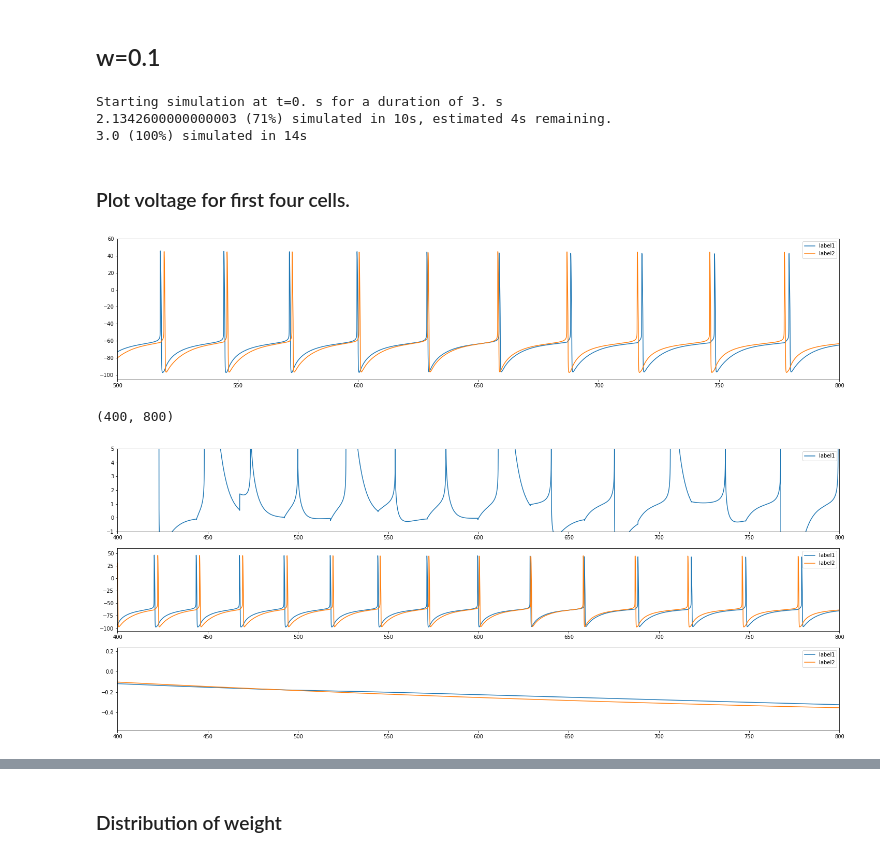
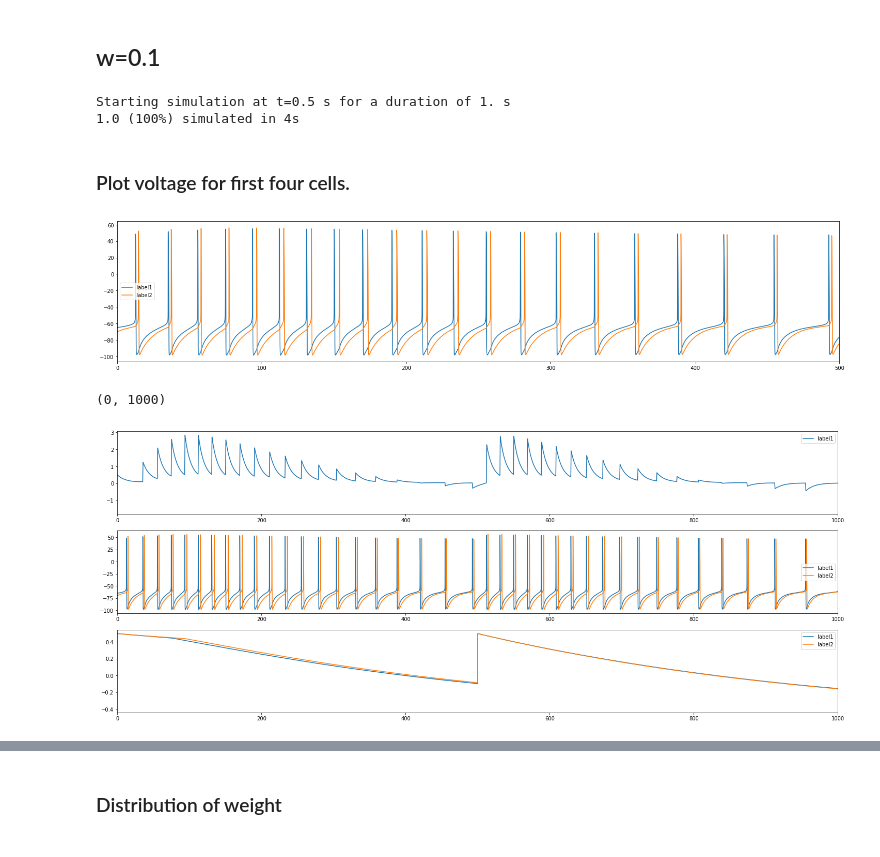
Before and after one commit to JingjinW/Neural-heterogeneity-study-based-on-STDP, a Jupyter notebook: Detector_test_6-Copy1.ipynb, the cells around one changed output, grey strips where cells are left out. Drawn from its saved outputs; the diff is of its cells as text; code cells hidden in the pictures.

```diff
--- a/Detector_test_6-Copy1.ipynb
+++ b/Detector_test_6-Copy1.ipynb
@@ -29,7 +29,7 @@ V_E = 0*mV
 
 
 # some calcium-related vars, table 2
-pHC = 4*umolar
+pHC = 4.0*umolar
 aHC = 0.6*umolar
 pHN = 4.
 aHN = 3.
@@ -74,7 +74,7 @@ gKe = 80*msiemens/cm**2
 # AMPA E-E
 syn_mod = 1.
 
-gampae = 0.06*syn_mod*msiemens/cm**2
+gampae = 0.05*syn_mod*msiemens/cm**2
 
 # gampae = 0.00*syn_mod/(Ne-1)*msiemens/cm**2
 
@@ -119,7 +119,7 @@ betan = 0.5*exp(-(v+57*mV)/(40*mV))/ms : Hz
 
 #chi : mmolar
 #dchi/dt = phi*I_NMDA_rec/(amp*meter**-2)*mmolar/ms - beta*(chi-chi0) -(beta/nbuff)*chi**2/mmolar : mmolar
-dchi/dt = phi*I_NMDA_rec - beta*(chi-chi0) -(beta/nbuff)*chi**2 : mmolar
+dchi/dt = phi*I_cal_nmda - beta*(chi-chi0) -(beta/nbuff)*chi**2 : mmolar
 dP/dt = ((10*(chi/pHC)**pHN / (1+(chi/pHC)**pHN))-Cp*A*P)/taup : 1
 dA/dt = (((chi/aHC)**aHN/(1+(chi/aHC)**aHN))-A)/taua : 1
 dV/dt = ( alphav/(1+exp((chi-thetav)/sigmav)) -V)/tauv : 1
@@ -141,9 +141,9 @@ Ecells.V = 0.01
 Ecells.B = 2.5
 Ecells.D = 0.01
 
-Ecells.I = linspace(1.,1.,(Ne))*uamp*cm**-2
-Ecells.v = linspace(-50,-55,(Ne))*mV
-Ecells.chi = 0.05*umolar
+Ecells.I = linspace(0.5,0.5,(Ne))*uamp*cm**-2
+Ecells.v = linspace(-65,-70,(Ne))*mV
+Ecells.chi = 0.5*umolar
 
 # ---------------- Synapses ---------------- #
 
@@ -160,6 +160,7 @@ tauw = 500*ms
 eqs_nmda  = '''
 #w : 1 # synaptic weight
 s_NMDA_tot_post = w * s_NMDA : 1 (summed)
+#s_NMDA_tot_post =  s_NMDA : 1 (summed)
 ds_NMDA / dt = (1+tanh(v_pre/mV/10))/2 * (1-s_NMDA)/tausnmdar - s_NMDA/tausnmdad : 1 (clock-driven)
 dw/dt = ( alphaw/(1+exp((P-p)/kp)) - betaw/(1+exp((D-d)/kd)) - w )/tauw :1 (clock-driven)
 '''
@@ -218,60 +219,72 @@ mon_sp = SpikeMonitor(Ecells,record = True)
 # %%
 
 
-C_STDP_E.w[:] = 0.2
+C_STDP_E.w[:] = 0.5
 
 
-run(3000*ms,report='stdout')
+
+run(1000*ms,report='stdout')
 # %% [output]
-Starting simulation at t=0. s for a duration of 3. s
-2.1342600000000003 (71%) simulated in 10s, estimated 4s remaining.
-3.0 (100%) simulated in 14s
+Starting simulation at t=0.5 s for a duration of 1. s
+1.0 (100%) simulated in 4s
 # %% [markdown]
 ### Plot voltage for first four cells.
 # %%
 plt.figure(figsize=(25,5))
 
 
 #plot(mon_v.t/ms,mon_v[0].v/mV)
 
 plot(mon_E.t/ms,mon_E[0].v/mV)
 plot(mon_E.t/ms,mon_E[1].v/mV)
 #plot(mon_v.t/ms,mon_v[3].v/mV)
 
-plt.xlim(500,800)
+plt.xlim(00,500)
 plt.legend(('label1', 'label2', 'label3','label4'))
 plt.show()
 # %% [output]
-[figure, old version]
+[figure, new version]
 # %%
 plt.figure(figsize=(25,10))
 
 
-xlim_all = [400,800]
+xlim_all = [0,1000]
 subplot(3,1,1)
 
-# plot(mon_E.t/ms,mon_E[0].chi/umolar)
+plot(mon_E.t/ms,mon_E[0].chi/umolar)
 # plot(mon_E.t/ms,mon_E[1].chi/umolar)
 
 # plot(mon_E.t/ms,mon_E[0].I_NMDA_rec/(uamp*cm**-2))
 # plot(mon_E.t/ms,mon_E[1].I_NMDA_rec/(uamp*cm**-2))
 
-# plot(mon_E.t/ms,phi*mon_E[0].I_NMDA_rec)
-# plot(mon_E.t/ms,phi*mon_E[1].I_NMDA_rec)
+# plot(mon_E.t/ms,mon_E[0].I_cal_nmda/(uamp*cm**-2))
+# plot(mon_E.t/ms,mon_E[1].I_cal_nmda/(uamp*cm**-2))
+
+# plot(mon_E.t/ms,mon_E[0].I_syn_nmda/(uamp*cm**-2))
+
+
+
+# plot(mon_E.t/ms,phi*mon_E[0].I_cal_nmda)
+# plot(mon_E.t/ms,phi*mon_E[1].I_cal_nmda)
 
 # beta_soma = 0.083
 # plot(mon_E.t/ms,-beta*(mon_E[0].chi-0.05*umolar))
 # plot(mon_E.t/ms,-beta*(mon_E[1].chi-0.05*umolar))
 
 # plot(mon_E.t/ms,mon_E[0].P)
+# plot(mon_E.t/ms,(mon_E[0].P-0.3)*-10)
 # plot(mon_E.t/ms,mon_E[1].P)
 # plot(mon_E.t/ms,mon_E[0].P-mon_E[1].P)
+# plot(mon_E.t/ms,1/(1+exp((mon_E[0].P-0.3)*-10)))
+
+
+
 
 # plot(mon_E.t/ms,-beta/nbuff*(mon_E[0].chi)**2)
 
-plot(mon_E.t/ms,mon_E[0].A)
+# plot(mon_E.t/ms,mon_E[0].A)
 # plot(mon_E.t/ms,mon_E[1].A)
-
+# ylim([-1,1])
 # plot(mon_E.t/ms,mon_E[0].B)
 # plot(mon_E.t/ms,mon_E[1].B)
 
@@ -279,12 +292,17 @@ plot(mon_E.t/ms,mon_E[0].A)
 # plot(mon_E.t/ms,mon_E[1].V)
 
 # plot(mon_E.t/ms,mon_E[0].D)
+
+# plot(mon_E.t/ms,(mon_E[0].D-0.01)*-500)
+# plot(mon_E.t/ms,1/(1+exp((mon_E[0].D-0.01)*-500)))
+
+
 # plot(mon_E.t/ms,mon_E[1].D)
 # plot(mon_E.t/ms,mon_E[0].D-mon_E[1].D)
 
 
 xlim(xlim_all)
-ylim([-1,5])
+# ylim([-1,1])
 plt.legend(('label1', 'label2', 'label3','label4'))
 
 subplot(3,1,2)
@@ -306,10 +324,10 @@ plot(mon.t/ms,mon[1].w)
 plt.legend(('label1', 'label2', 'label3','label4'))
 
 xlim(xlim_all)
-# ylim([0.036, 0.040])
+# ylim([0.33, 0.35])
 # %% [output]
-(400, 800)
+(0, 1000)
-[figure, old version]
+[figure, new version]
 # %%
 # plot(mon_E.t/ms,phi*mon_E[0].I_NMDA_rec_)
 # # plot(mon_E.t/ms,phi*mon_E[1].I_NMDA_rec/(amp*meter**-2))
```
Also changed, not shown: parts of 28 cells of this notebook, 6 other files.
